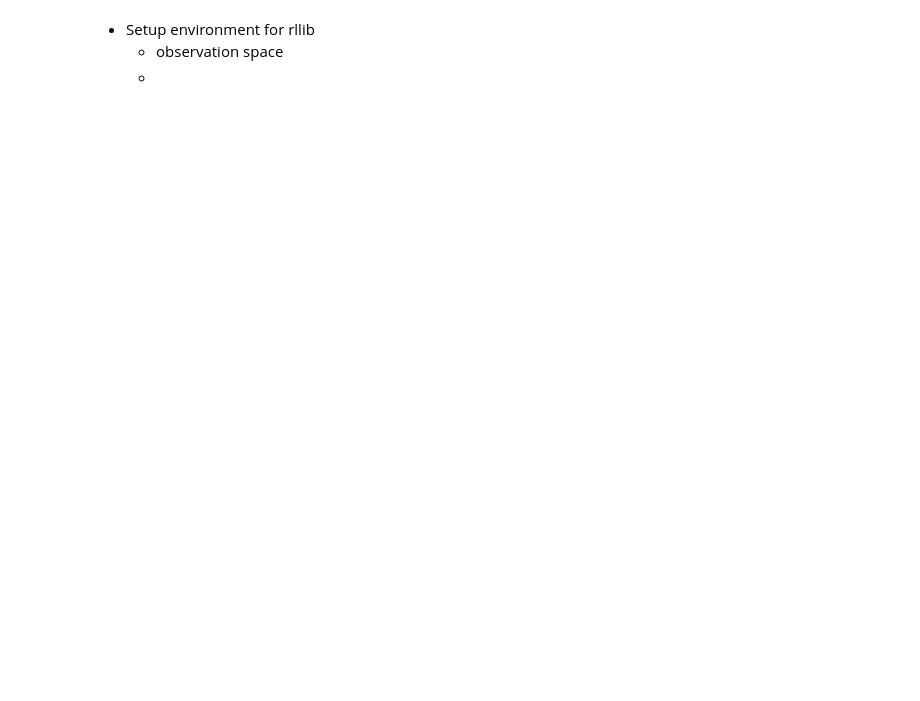
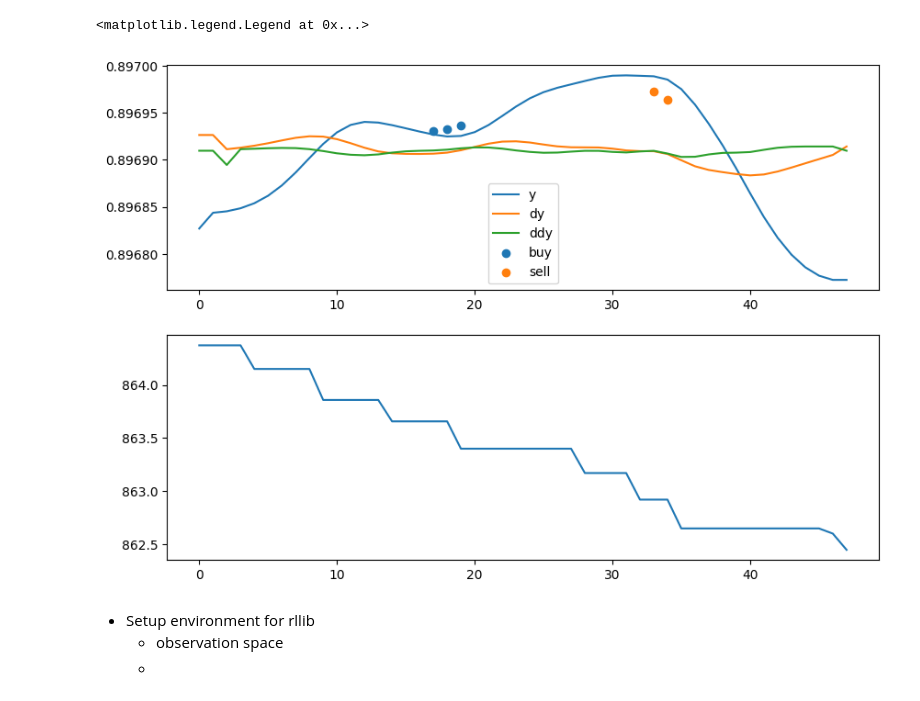
Before and after one commit to Excaliabure/FinancialGamble, a Jupyter notebook: Forex/oanda/solution1.ipynb, the cells around one changed output. Saved outputs shown, nothing was run; the diff lists cells and outputs as text; code cells hidden in the pictures; blank space fills up the shorter version.

```diff
--- a/Forex/oanda/solution1.ipynb
+++ b/Forex/oanda/solution1.ipynb
@@ -41,3 +185,62 @@ axis[0].legend()
+# %%
+
+
+def algo_derivt(arr):
+    smoothArr = smooth_ma(arr)
+    y = smoothArr
+    dy = deriv(y)
+    ddy = deriv(dy)
+
+    buy = []
+    sell = []
+    tbuy = []
+    tsell = []
+    roots = np.array([0])
+
+
+
+    for i in range(1, len(arr)-1):
+        y = smoothArr[:i + 1]
+        dy = deriv(y)
+        ddy = deriv(dy)
+
+        np.append(roots, abs(ddy[i] - dy[i]))
+        if abs(ddy[i-2] - dy[i-2]) < 1e-6:
+
+            if (dy[i-1] < 0):
+                sell.append(y[i])
+                tsell.append(i)
+            else:
+                buy.append(y[i])
+                tbuy.append(i)
+
+    return buy, sell, tbuy, tsell
+    # if tbuy[-1] > tsell[-1]:
+    #     return 1
+    # else:
+    #     return -1
+
+buy,sell,tbuy,tsell = algo_derivt(y)
+
+# fig, axis = plt.subplots(4,1, figsize=(10,7))
+fig, axis = plt.subplots(2,1, figsize=(10,7))
+axis[1].plot(np.array(bal))
+
+
+axis[0].plot(y,label='y')
+axis[0].plot((dy + y.mean()),label='dy')
+axis[0].plot((ddy + y.mean()),label='ddy')
+
+s = 0
+e = 100
+axis[0].scatter(tbuy[s:e],buy[s:e], label='buy')
+axis[0].scatter(tsell[s:e],sell[s:e], label='sell')
+axis[0].legend()
+
+# axis[3].plot(y )
+# %% [output]
+<matplotlib.legend.Legend at 0x...>
+[figure, added]
 # %% [markdown]
 - Setup environment for rllib
     * observation space
```
Also changed, not shown: parts of 6 cells of this notebook, 26 other files.
